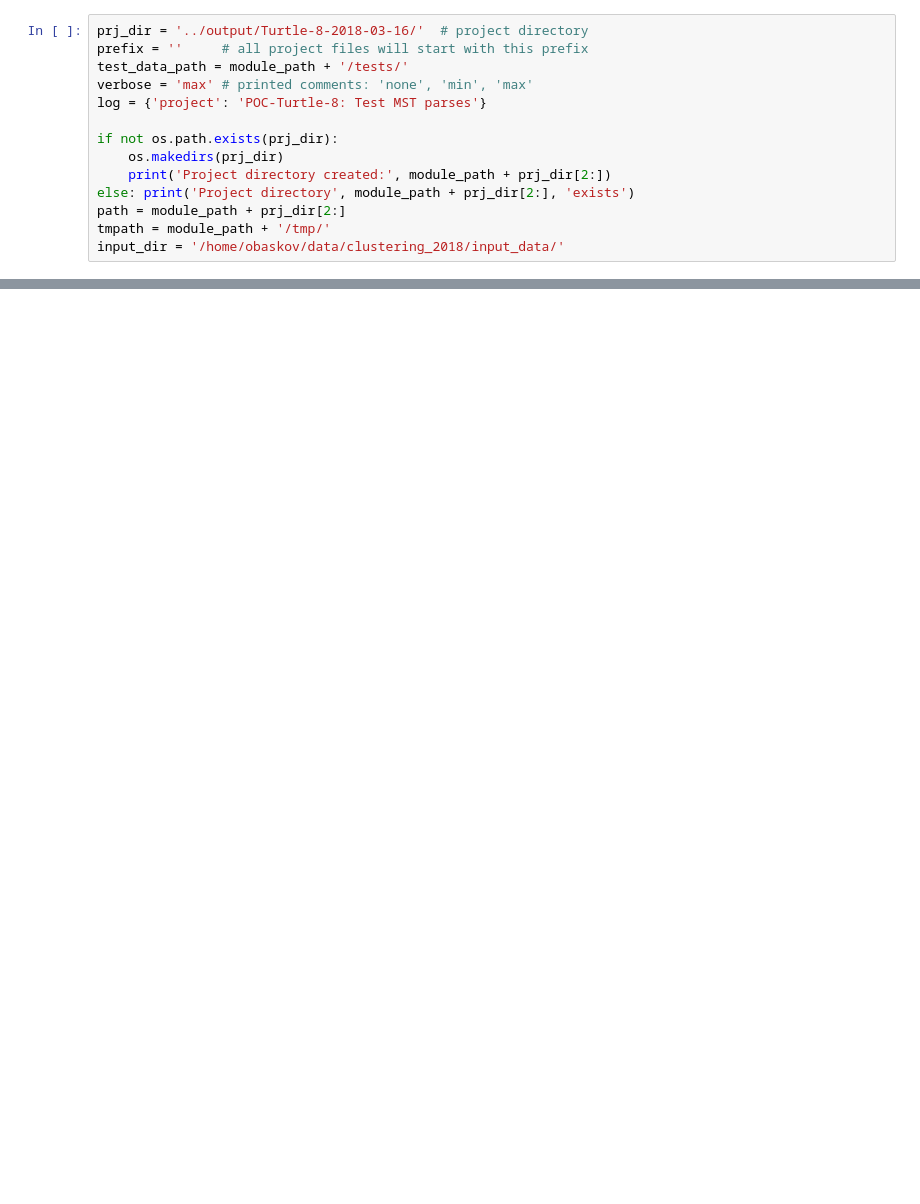
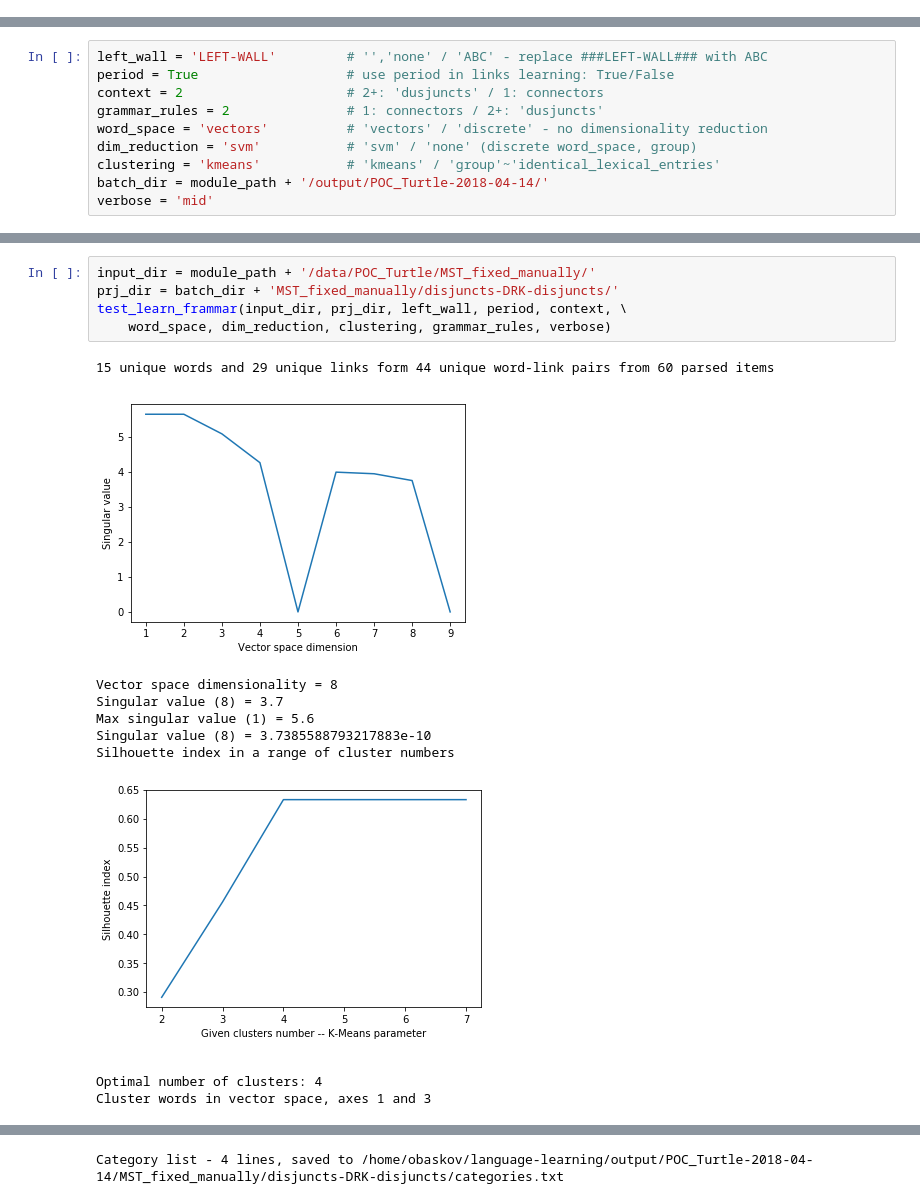
Before and after one commit to opencog/language-learning, a Jupyter notebook: notebooks/POC-Turtle-8-Test-MST-parses.ipynb, the cells around one changed output, grey strips where cells are left out. Cells and saved outputs as stored; diff of their text form; blank space fills up the shorter version.

Commit message:
POC-Turtle-8: testing Grammar Learner 0.3 with "real" MST parses

```diff
--- a/notebooks/POC-Turtle-8-Test-MST-parses.ipynb
+++ b/notebooks/POC-Turtle-8-Test-MST-parses.ipynb
@@ -21,14 +0,0 @@ print(UTC(), ':: module_path:', module_path)
-# %%
-prj_dir = '../output/Turtle-8-2018-03-16/'  # project directory
-prefix = ''     # all project files will start with this prefix
-test_data_path = module_path + '/tests/'
-verbose = 'max' # printed comments: 'none', 'min', 'max'
-log = {'project': 'POC-Turtle-8: Test MST parses'}
-
-if not os.path.exists(prj_dir):
-    os.makedirs(prj_dir)
-    print('Project directory created:', module_path + prj_dir[2:])
-else: print('Project directory', module_path + prj_dir[2:], 'exists')
-path = module_path + prj_dir[2:]
-tmpath = module_path + '/tmp/'
-input_dir = '/home/obaskov/data/clustering_2018/input_data/'
@@ -303,0 +88,10 @@ UNKNOWN-WORD: XXX+;
+# %%
+left_wall = 'LEFT-WALL'         # '','none' / 'ABC' - replace ###LEFT-WALL### with ABC
+period = True                   # use period in links learning: True/False
+context = 2                     # 2+: 'dusjuncts' / 1: connectors
+grammar_rules = 2               # 1: connectors / 2+: 'dusjuncts'
+word_space = 'vectors'          # 'vectors' / 'discrete' - no dimensionality reduction
+dim_reduction = 'svm'           # 'svm' / 'none' (discrete word_space, group)
+clustering = 'kmeans'           # 'kmeans' / 'group'~'identical_lexical_entries'
+batch_dir = module_path + '/output/POC_Turtle-2018-04-14/'
+verbose = 'mid'
@@ -303,0 +100,16 @@ UNKNOWN-WORD: XXX+;
+# %%
+input_dir = module_path + '/data/POC_Turtle/MST_fixed_manually/'
+prj_dir = batch_dir + 'MST_fixed_manually/disjuncts-DRK-disjuncts/'
+test_learn_frammar(input_dir, prj_dir, left_wall, period, context, \
+    word_space, dim_reduction, clustering, grammar_rules, verbose)
+# %% [output]
+15 unique words and 29 unique links form 44 unique word-link pairs from 60 parsed items
+[figure, added]
+Vector space dimensionality = 8
+Singular value (8) = 3.7
+Max singular value (1) = 5.6
+Singular value (8) = 3.7385588793217883e-10
+Silhouette index in a range of cluster numbers
+[figure, added]
+Optimal number of clusters: 4
+Cluster words in vector space, axes 1 and 3
@@ -303,0 +121 @@ UNKNOWN-WORD: XXX+;
+Category list - 4 lines, saved to /home/obaskov/language-learning/output/POC_Turtle-2018-04-14/MST_fixed_manually/disjuncts-DRK-disjuncts/categories.txt
```
Also changed, not shown: parts of 36 cells of this notebook.
